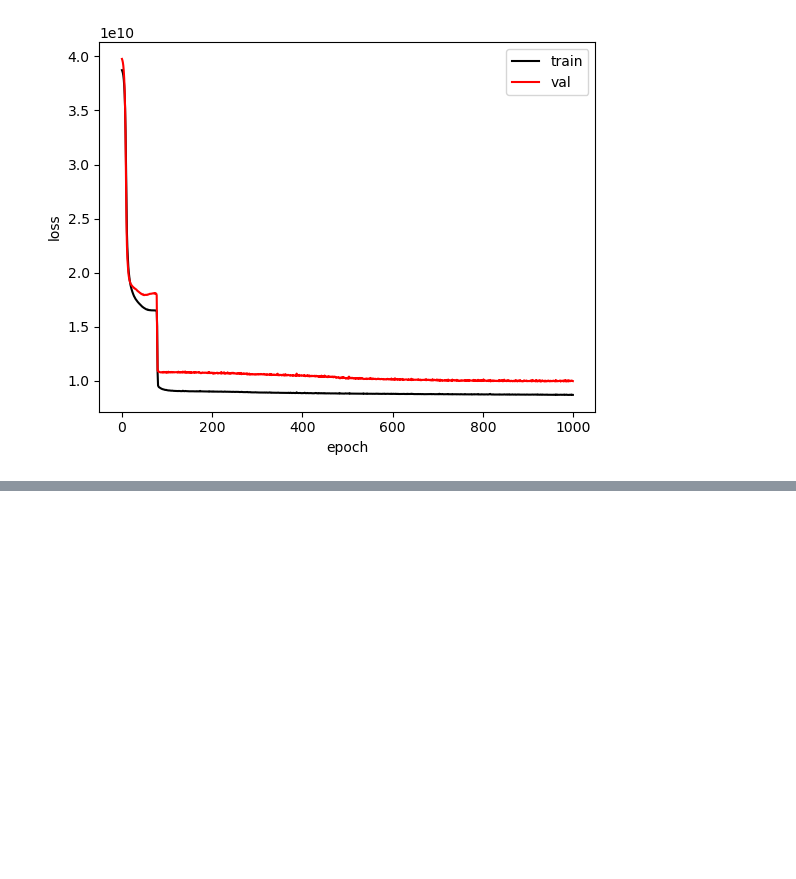
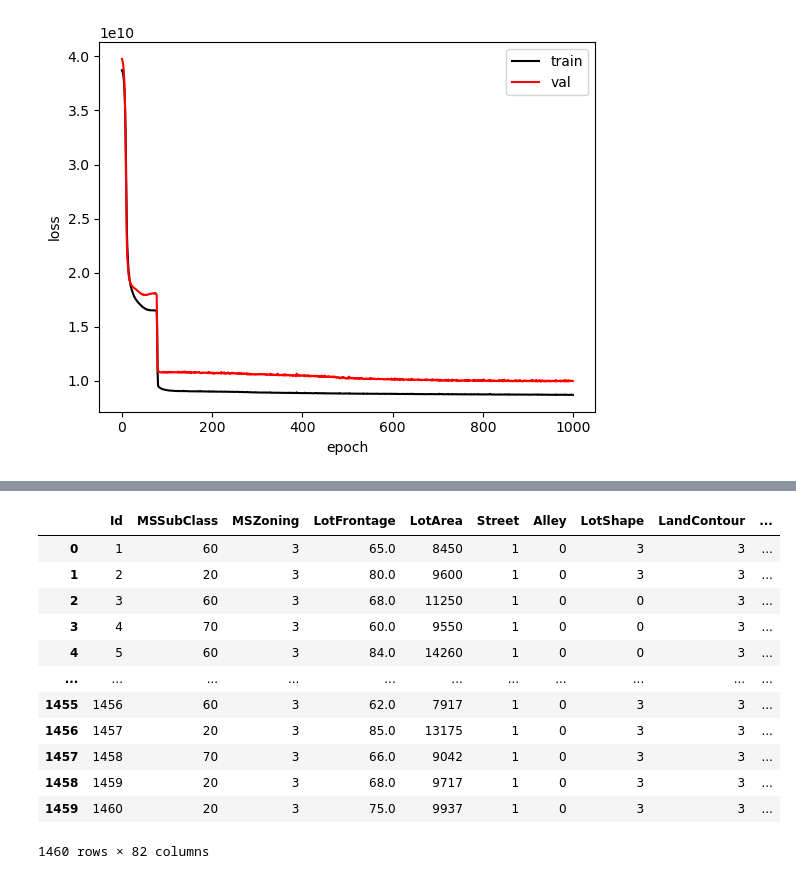
Before and after one commit to wchung1209/predicting_house_prices_ml_models, a Jupyter notebook: code/jacob_model.ipynb, the cells around one changed output, grey strips where cells are left out. Saved outputs shown, nothing was run; the diff lists cells and outputs as text; code cells hidden in the pictures; blank space fills up the shorter version.

```diff
--- a/code/jacob_model.ipynb
+++ b/code/jacob_model.ipynb
@@ -190,0 +210,23 @@ Epoch 1000/1000
+# %%
+for col in non_numeric_cols:
+    if train_df[col].dtype == 'object':  # Check if the column is of object type (non-numeric)
+        if train_df[col].apply(lambda x: isinstance(x, (int, float))).any():  # Check if there are any numeric values
+            train_df[col] = train_df[col].astype(str)  # Convert to string if there are numeric values
+        label_encoder = LabelEncoder()
+        train_df[col] = label_encoder.fit_transform(train_df[col])
+# %%
+train_df
+# %% [output]
+|  | Id | MSSubClass | MSZoning | LotFrontage | LotArea | Street | Alley | LotShape | LandContour | ... |
+| 0 | 1 | 60 | 3 | 65.0 | 8450 | 1 | 0 | 3 | 3 | ... |
+| 1 | 2 | 20 | 3 | 80.0 | 9600 | 1 | 0 | 3 | 3 | ... |
+| 2 | 3 | 60 | 3 | 68.0 | 11250 | 1 | 0 | 0 | 3 | ... |
+| 3 | 4 | 70 | 3 | 60.0 | 9550 | 1 | 0 | 0 | 3 | ... |
+| 4 | 5 | 60 | 3 | 84.0 | 14260 | 1 | 0 | 0 | 3 | ... |
+| ... | ... | ... | ... | ... | ... | ... | ... | ... | ... | ... |
+| 1455 | 1456 | 60 | 3 | 62.0 | 7917 | 1 | 0 | 3 | 3 | ... |
+| 1456 | 1457 | 20 | 3 | 85.0 | 13175 | 1 | 0 | 3 | 3 | ... |
+| 1457 | 1458 | 70 | 3 | 66.0 | 9042 | 1 | 0 | 3 | 3 | ... |
+| 1458 | 1459 | 20 | 3 | 68.0 | 9717 | 1 | 0 | 3 | 3 | ... |
+| 1459 | 1460 | 20 | 3 | 75.0 | 9937 | 1 | 0 | 3 | 3 | ... |
+1460 rows × 82 columns
```
Also changed, not shown: parts of 5 cells of this notebook.
